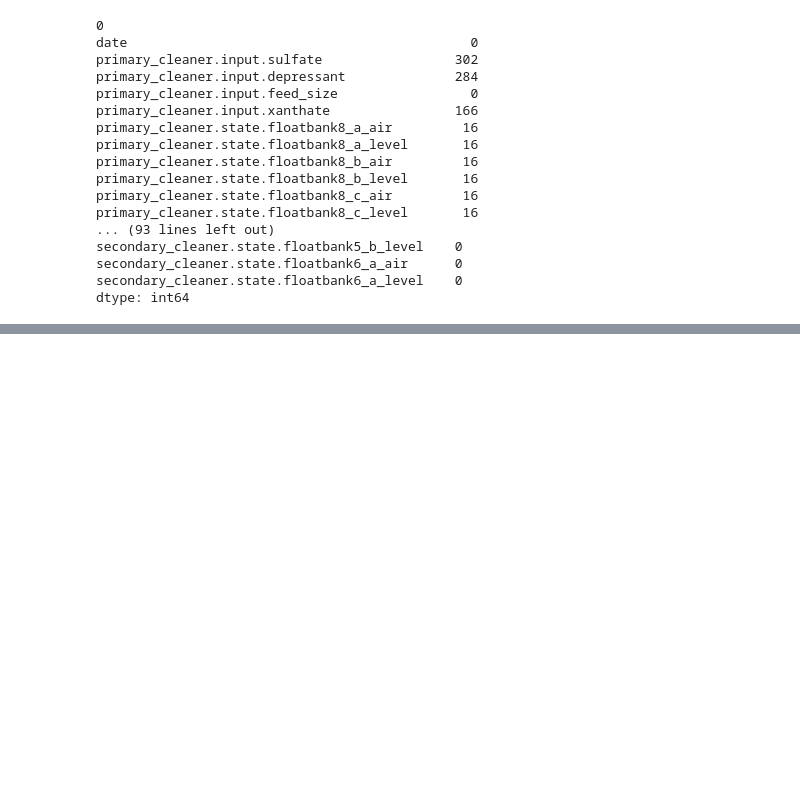
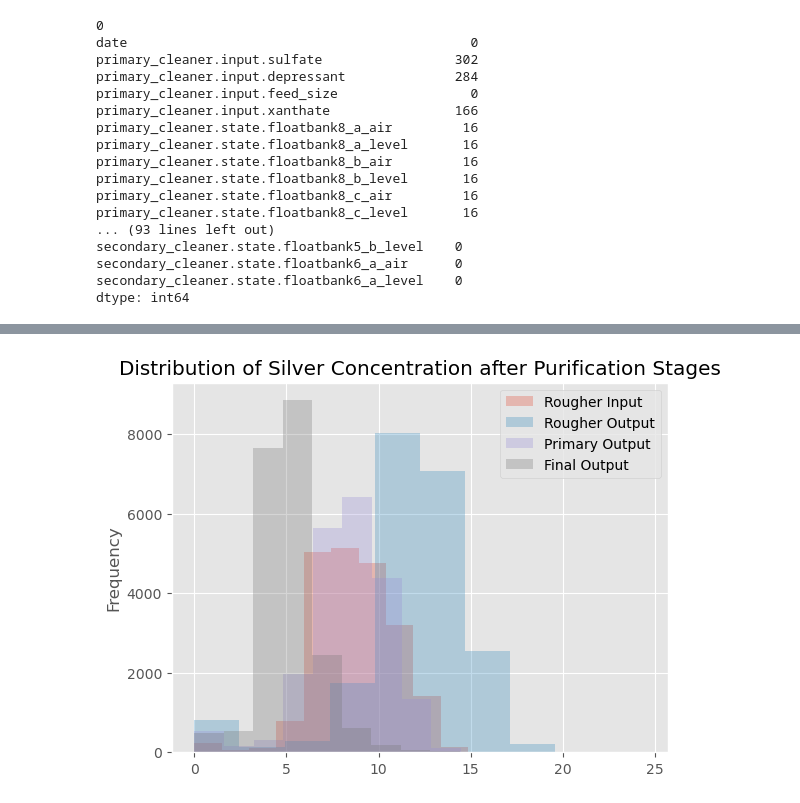
Before and after one commit to LDeYoung17/zyfra-gold-recovery, a Jupyter notebook: notebooks/EDA_ML.ipynb, the cells around one changed output, grey strips where cells are left out. Cells and saved outputs as stored; diff of their text form; code cells hidden in the pictures; blank space fills up the shorter version.

```diff
--- a/notebooks/EDA_ML.ipynb
+++ b/notebooks/EDA_ML.ipynb
@@ -380,0 +282,4 @@ concentration_change(gold_data_full, 'rougher.output.concentrate_pb', 'primary_c
+# %%
+concentration_change(gold_data_full, 'rougher.input.feed_ag', 'rougher.output.concentrate_ag', 'primary_cleaner.output.concentrate_ag', 'final.output.concentrate_ag','Rougher Input', 'Rougher Output', 'Primary Output', 'Final Output', 'Distribution of Silver Concentration after Purification Stages')
+# %% [output]
+[figure, added]
```
Also changed, not shown: parts of 67 cells of this notebook.
